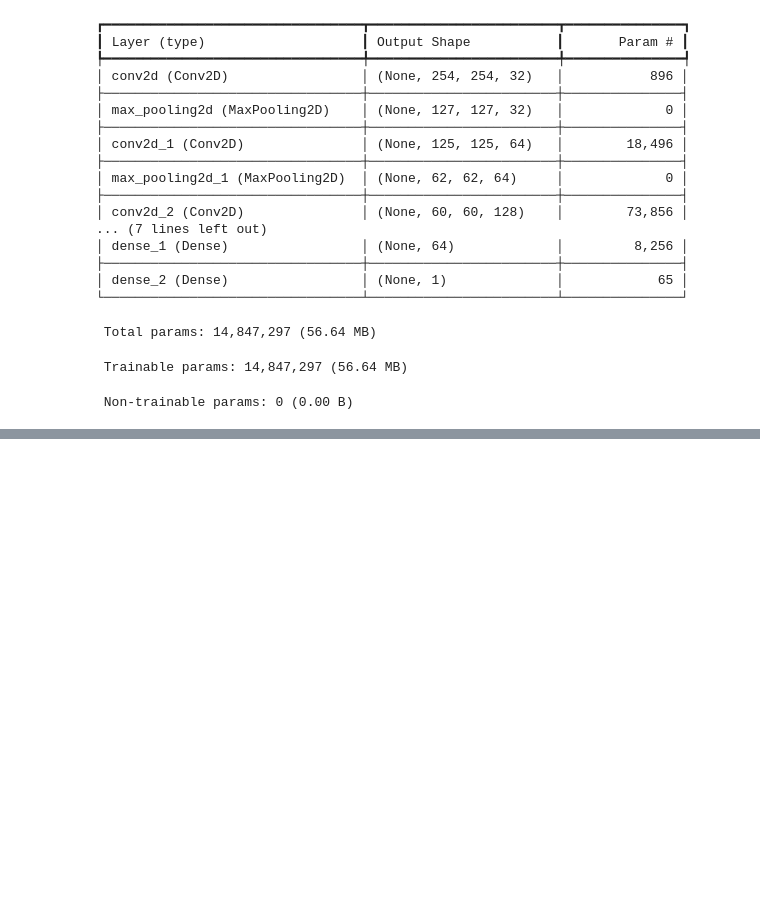
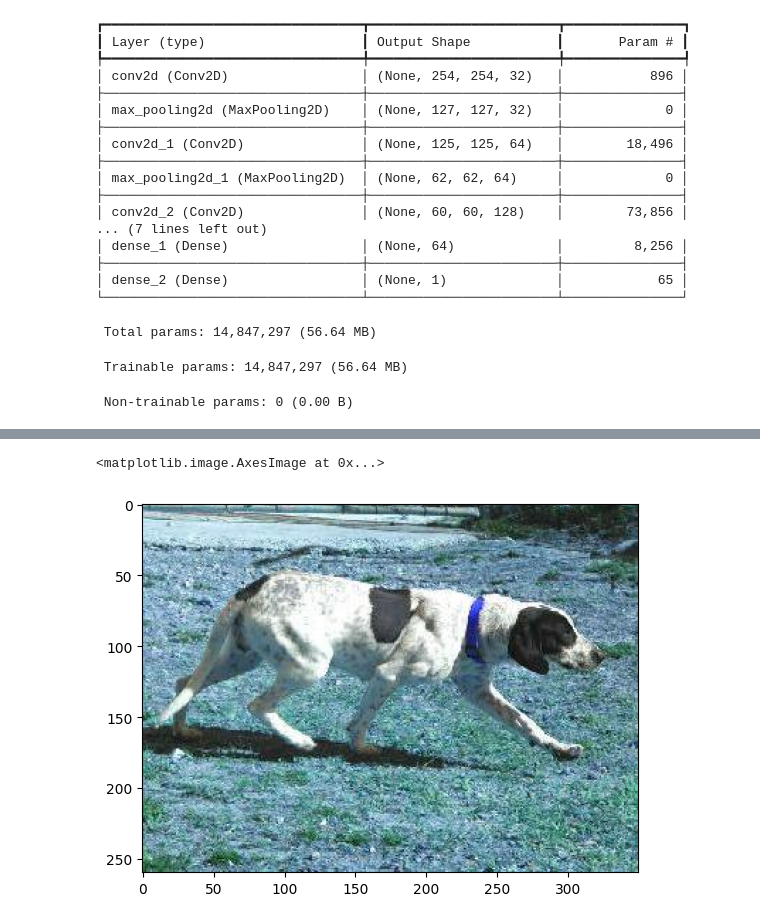
Before and after one commit to harikantbajaj/Cats_VS_Dogs, a Jupyter notebook: cat.ipynb, the cells around one changed output, grey strips where cells are left out. Drawn from its saved outputs; the diff is of its cells as text; code cells hidden in the pictures; blank space fills up the shorter version.

```diff
--- a/cat.ipynb
+++ b/cat.ipynb
@@ -103 +111,7 @@ test_img= cv2.resize(test_img,(256,256))
+# %%
+test_img = cv2.imread('dog.452.jpg')
+plt.imshow(test_img)
+# %% [output]
+<matplotlib.image.AxesImage at 0x...>
+[figure, added]
 # %%
```
Also changed, not shown: parts of 9 cells of this notebook, 3 other files.
